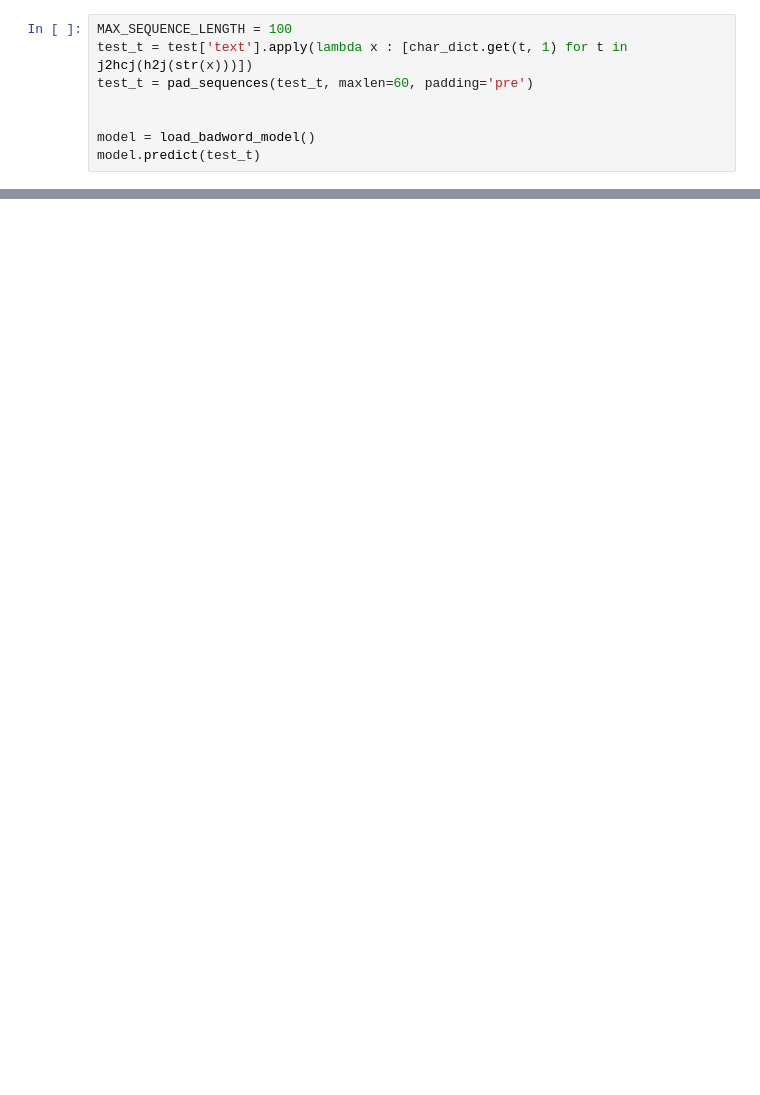
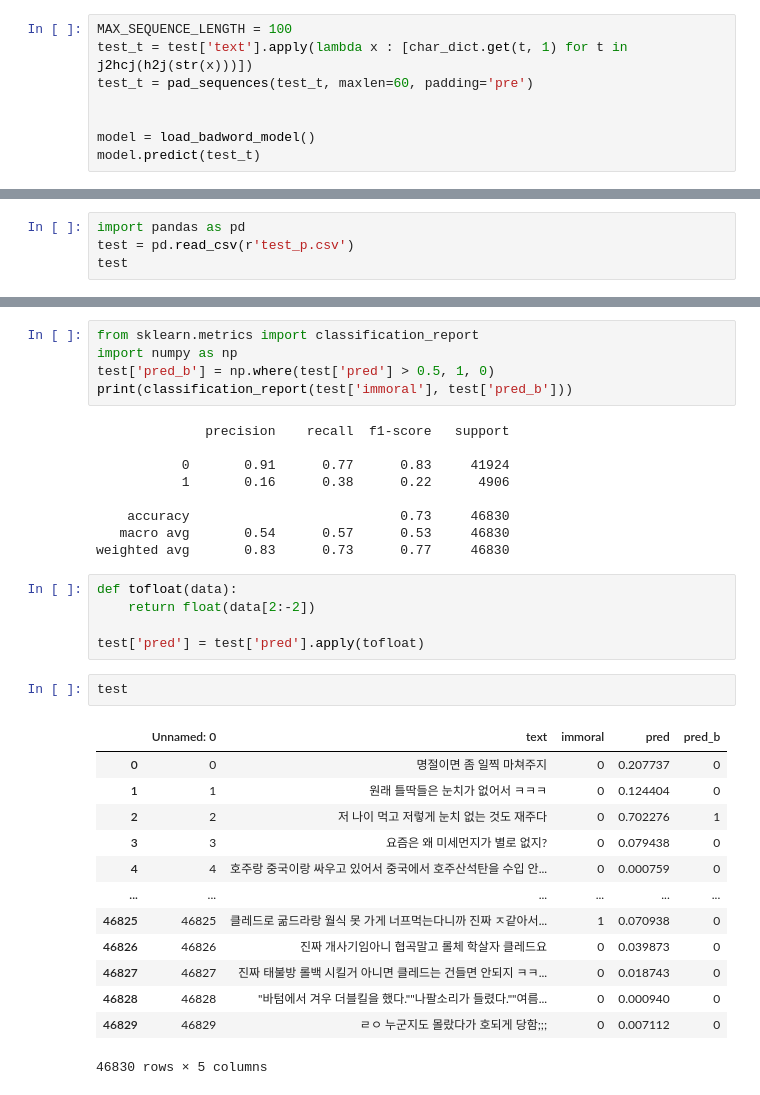
Before and after one commit to minzy213/skkukdt_minzy, a Jupyter notebook: DeepLearning/test.ipynb, the cells around one changed output, grey strips where cells are left out. Drawn from its saved outputs; the diff is of its cells as text; blank space fills up the shorter version.

```diff
--- a/DeepLearning/test.ipynb
+++ b/DeepLearning/test.ipynb
@@ -176,0 +144,4 @@ model.predict(test_t)
+# %%
+import pandas as pd
+test = pd.read_csv(r'test_p.csv')
+test
@@ -176,0 +162,35 @@ model.predict(test_t)
+# %%
+from sklearn.metrics import classification_report
+import numpy as np
+test['pred_b'] = np.where(test['pred'] > 0.5, 1, 0)
+print(classification_report(test['immoral'], test['pred_b']))
+# %% [output]
+              precision    recall  f1-score   support
+
+           0       0.91      0.77      0.83     41924
+           1       0.16      0.38      0.22      4906
+
+    accuracy                           0.73     46830
+   macro avg       0.54      0.57      0.53     46830
+weighted avg       0.83      0.73      0.77     46830
+# %%
+def tofloat(data):
+    return float(data[2:-2])
+
+test['pred'] = test['pred'].apply(tofloat)
+# %%
+test
+# %% [output]
+|  | Unnamed: 0 | text | immoral | pred | pred_b |
+| 0 | 0 | 명절이면 좀 일찍 마쳐주지 | 0 | 0.207737 | 0 |
+| 1 | 1 | 원래 틀딱들은 눈치가 없어서 ㅋㅋㅋ | 0 | 0.124404 | 0 |
+| 2 | 2 | 저 나이 먹고 저렇게 눈치 없는 것도 재주다 | 0 | 0.702276 | 1 |
+| 3 | 3 | 요즘은 왜 미세먼지가 별로 없지? | 0 | 0.079438 | 0 |
+| 4 | 4 | 호주랑 중국이랑 싸우고 있어서 중국에서 호주산석탄을 수입 안... | 0 | 0.000759 | 0 |
+| ... | ... | ... | ... | ... | ... |
+| 46825 | 46825 | 클레드로 굶드라랑 월식 못 가게 너프먹는다니까 진짜 ㅈ같아서... | 1 | 0.070938 | 0 |
+| 46826 | 46826 | 진짜 개사기임아니 협곡말고 롤체 학살자 클레드요 | 0 | 0.039873 | 0 |
+| 46827 | 46827 | 진짜 태불방 롤백 시킬거 아니면 클레드는 건들면 안되지 ㅋㅋ... | 0 | 0.018743 | 0 |
+| 46828 | 46828 | "바텀에서 겨우 더블킬을 했다.""나팔소리가 들렸다.""여름... | 0 | 0.000940 | 0 |
+| 46829 | 46829 | ㄹㅇ 누군지도 몰랐다가 호되게 당함;;; | 0 | 0.007112 | 0 |
+46830 rows × 5 columns
```
Also changed, not shown: parts of 7 cells of this notebook, 6 other files.
